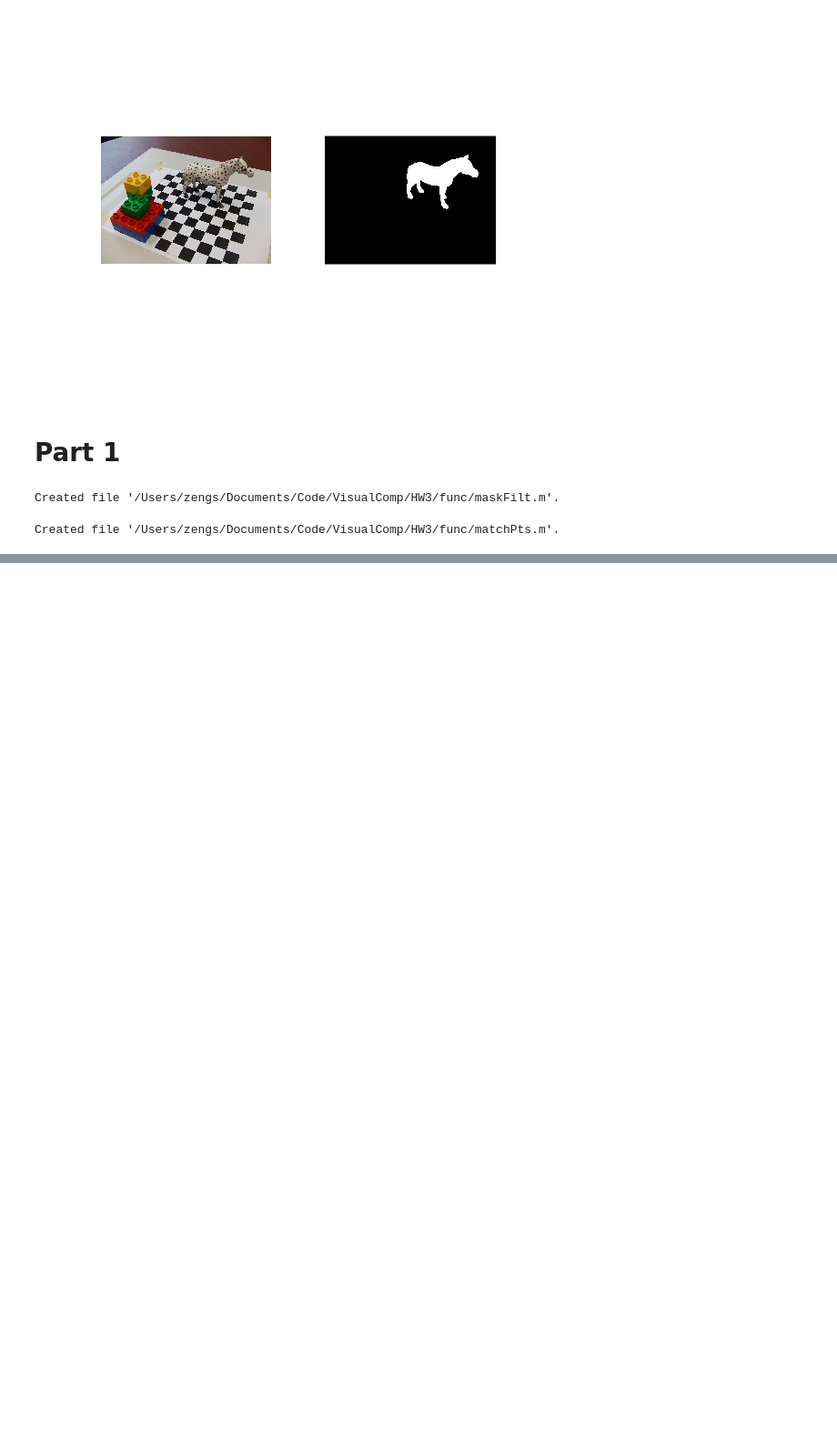
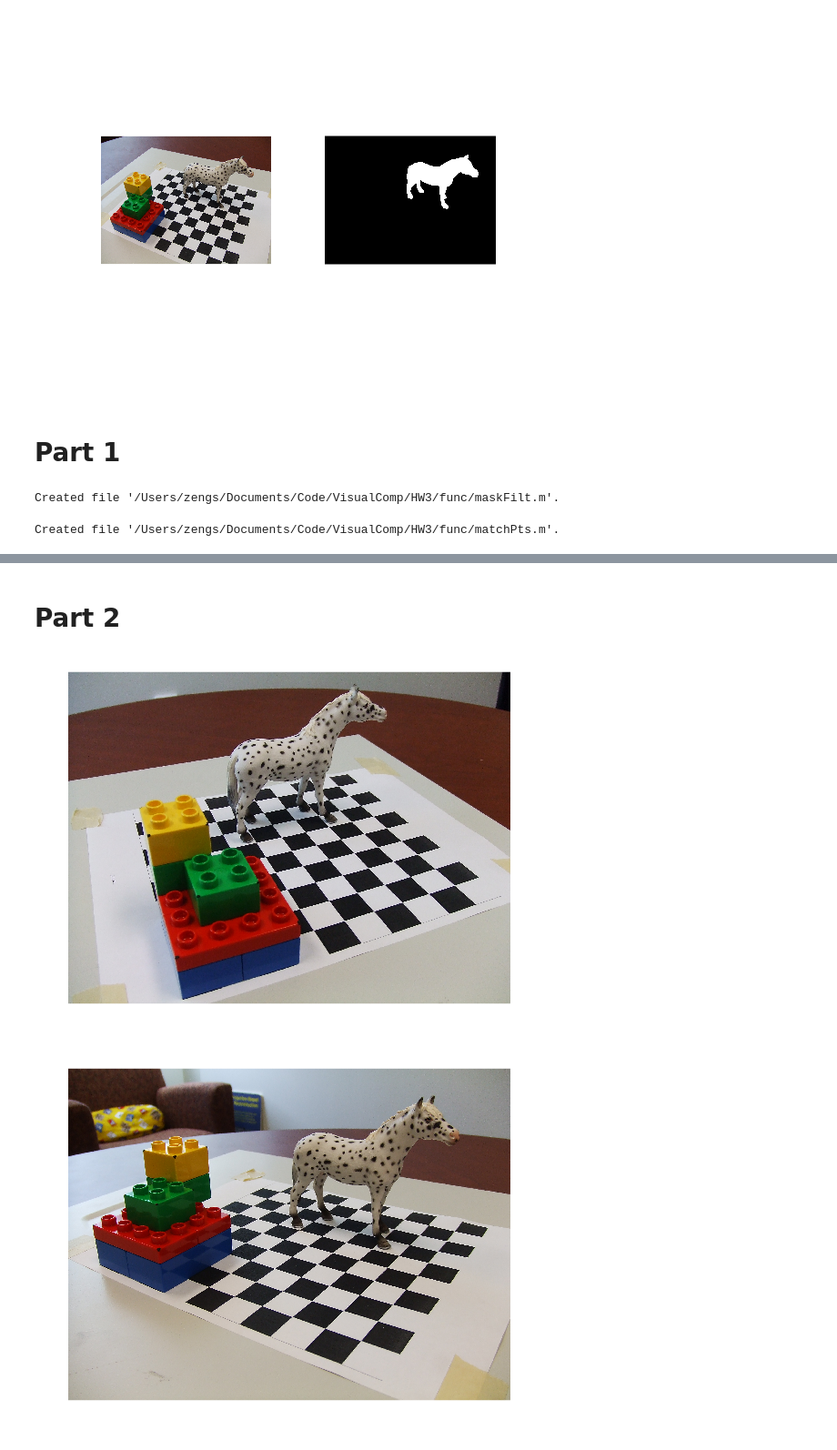
Before and after one commit to SIGUSRz/VisualComp, a Jupyter notebook: HW3/Main.ipynb, the cells around one changed output, grey strips where cells are left out. Shown at 91% size. Cells and saved outputs as stored; diff of their text form; code cells hidden in the pictures; blank space fills up the shorter version.

Commit message:
4.1: update HW3 part 2

```diff
--- a/HW3/Main.ipynb
+++ b/HW3/Main.ipynb
@@ -87,0 +92,70 @@ Created file '/Users/zengs/Documents/Code/VisualComp/HW3/func/matchPts.m'.
+# %% [markdown]
+# Part 2
+# %%
+pts3 =[...
+    [[0 0 0];[64 0 0];[64 64 0];[0 64 0]]; ... %blue bottom
+    %[[0 0 19];[64 0 19];[64 64 19];[0 64 19]]; ... %blue top / red bottom
+    [[0 0 29];[64 0 29];[64 64 29];[0 64 29]]; ... %red top
+    %[[16 16 29];[48 16 29];[48 48 29];[16 48 29]]; ... %red top / center green bottom
+    [[16 16 48];[48 16 48];[48 48 48];[16 48 48]]; ... %center green top
+    %[[0 48 29];[32 48 29];[32 80 29];[0 80 29]]; ... %corner green bottom
+    [[0 48 48];[32 48 48];[32 80 48];[0 80 48]]; ... %corner green top/ yellow bottom
+    [[0 48 67];[32 48 67];[32 80 67];[0 80 67]]; ... %yellow top
+    [[20 20 0]; [180 20 0]; [180 180 0]; [20 180 0]] ... %checkboard corner
+];
+
+visib1 = [...
+    1 1 1 0; ... %blue
+%     1 1 1 0; ... %blue/red
+    1 1 1 0; ... %red
+%     0 0 0 0; ... %red/gren
+    1 1 1 0; ... %green
+%     0 0 1 0; ... %green
+    1 0 1 0; ... %green/yellow
+    1 1 1 0; ... %yellow
+    0 1 1 1 ... %corners
+];
+
+visib2 = [...
+    1 1 1 0; ... %blue
+%     1 1 1 0; ... %blue/red
+    1 1 1 0; ... %red
+%     0 0 0 0; ... %red/gren
+    1 1 1 0; ... %green
+%     0 0 1 0; ... %green
+    1 0 1 0; ... %green/yellow
+    1 1 1 0; ... %yellow
+    0 1 1 0 ... %corners
+];
+
+visib3 = [...
+    1 1 1 0; ... %blue
+%     1 1 1 0; ... %blue/red
+    1 1 1 0; ... %red
+%     0 0 0 0; ... %red/gren
+    1 1 1 0; ... %green
+%     0 0 1 0; ... %green
+    1 0 1 0; ... %green/yellow
+    1 1 1 0; ... %yellow
+    0 1 1 1 ... %corners
+];
+
+visib4 = [...
+    1 1 0 0; ... %blue
+%     1 1 1 0; ... %blue/red
+    1 1 0 0; ... %red
+%     0 0 0 0; ... %red/gren
+    1 1 0 1; ... %green
+%     0 0 1 0; ... %green
+    1 0 0 0; ... %green/yellow
+    1 1 0 1; ... %yellow
+    0 1 1 0 ... %corners
+];
+
+visib = {visib1, visib2, visib3, visib4};
+for i = 1:4
+    figure, imshow(imgs{i});
+end
+# %% [output]
+[figure, added]
+[figure, added]
```
Also changed, not shown: parts of 10 cells of this notebook, 4 other files.
